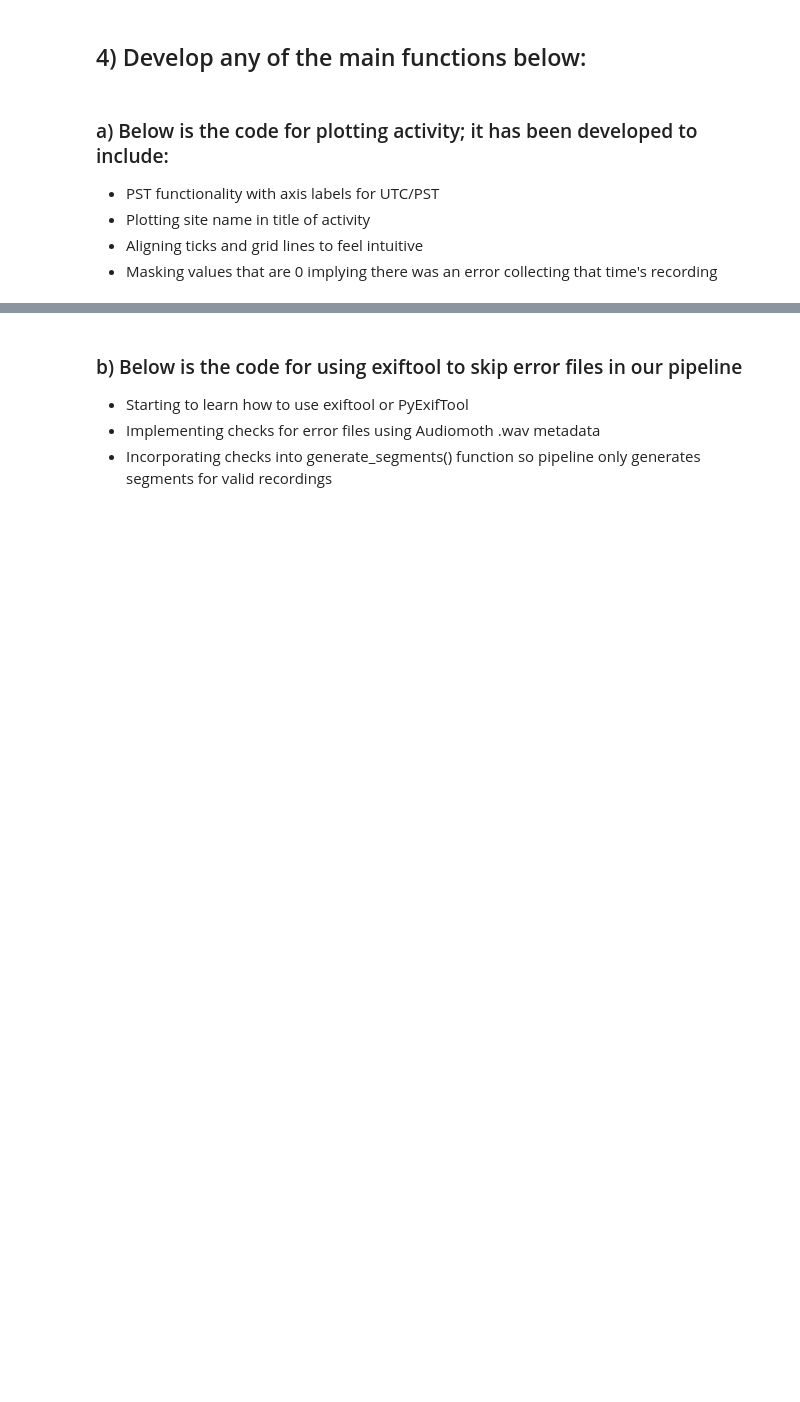
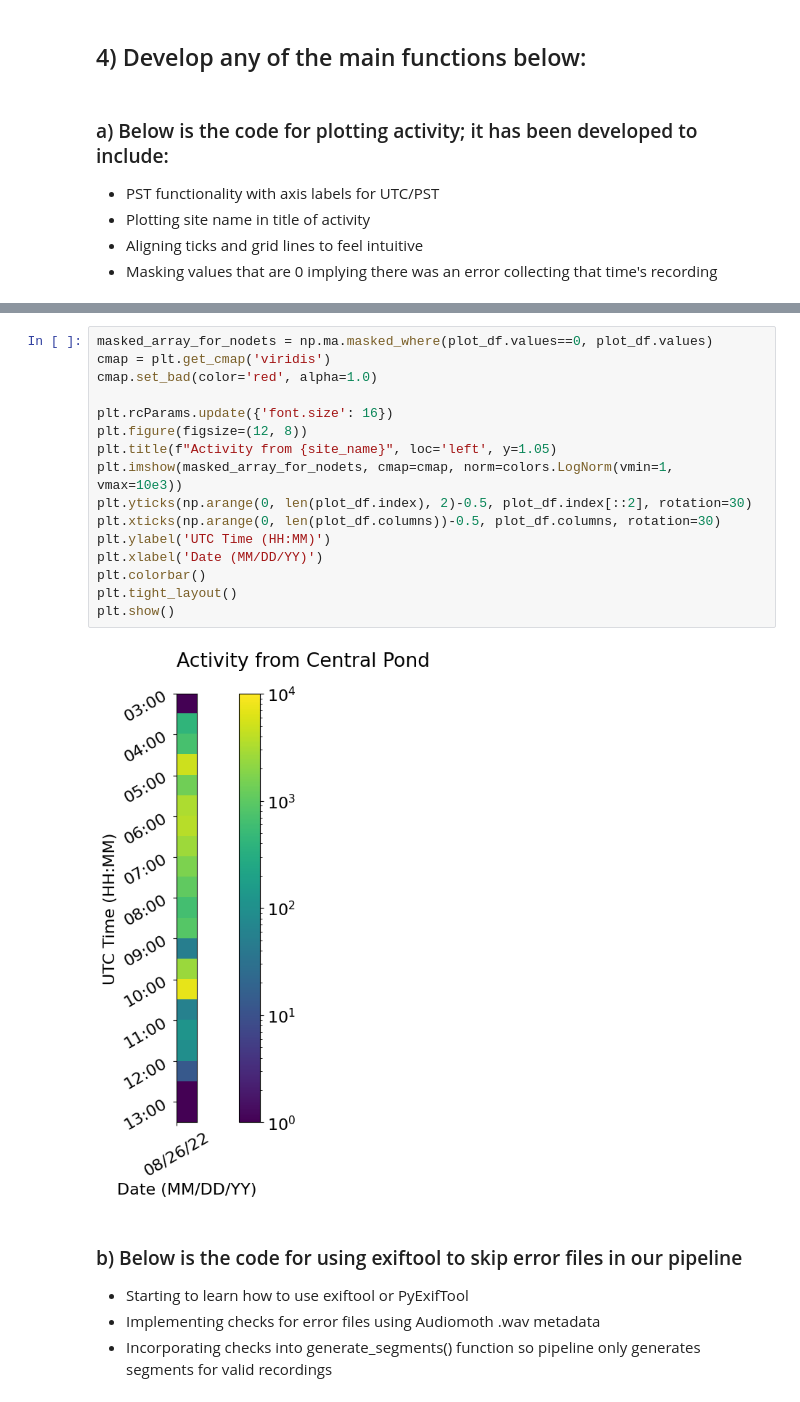
Before and after one commit to uw-echospace/bat-detector-msds, a Jupyter notebook: notebooks/test_batdetect2_pipeline.ipynb, the cells around one changed output, grey strips where cells are left out. Drawn from its saved outputs; the diff is of its cells as text; blank space fills up the shorter version.

```diff
--- a/notebooks/test_batdetect2_pipeline.ipynb
+++ b/notebooks/test_batdetect2_pipeline.ipynb
@@ -144,3 +143,21 @@ There are 21 audio files that passed 2nd level of filtering!
+# %%
+masked_array_for_nodets = np.ma.masked_where(plot_df.values==0, plot_df.values)
+cmap = plt.get_cmap('viridis')
+cmap.set_bad(color='red', alpha=1.0)
+
+plt.rcParams.update({'font.size': 16})
+plt.figure(figsize=(12, 8))
+plt.title(f"Activity from {site_name}", loc='left', y=1.05)
+plt.imshow(masked_array_for_nodets, cmap=cmap, norm=colors.LogNorm(vmin=1, vmax=10e3))
+plt.yticks(np.arange(0, len(plot_df.index), 2)-0.5, plot_df.index[::2], rotation=30)
+plt.xticks(np.arange(0, len(plot_df.columns))-0.5, plot_df.columns, rotation=30)
+plt.ylabel('UTC Time (HH:MM)')
+plt.xlabel('Date (MM/DD/YY)')
+plt.colorbar()
+plt.tight_layout()
+plt.show()
+# %% [output]
+[figure, added]
 # %% [markdown]
 ### b) Below is the code for using exiftool to skip error files in our pipeline
 
```
Also changed, not shown: parts of 5 cells of this notebook, 4 other files.
